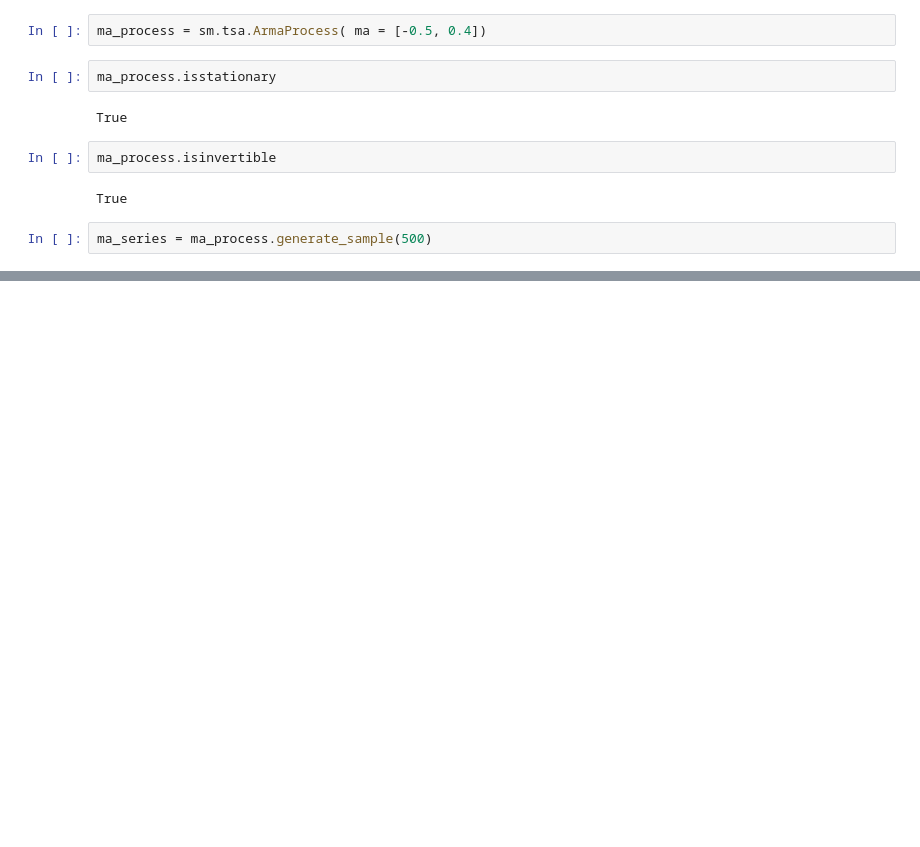
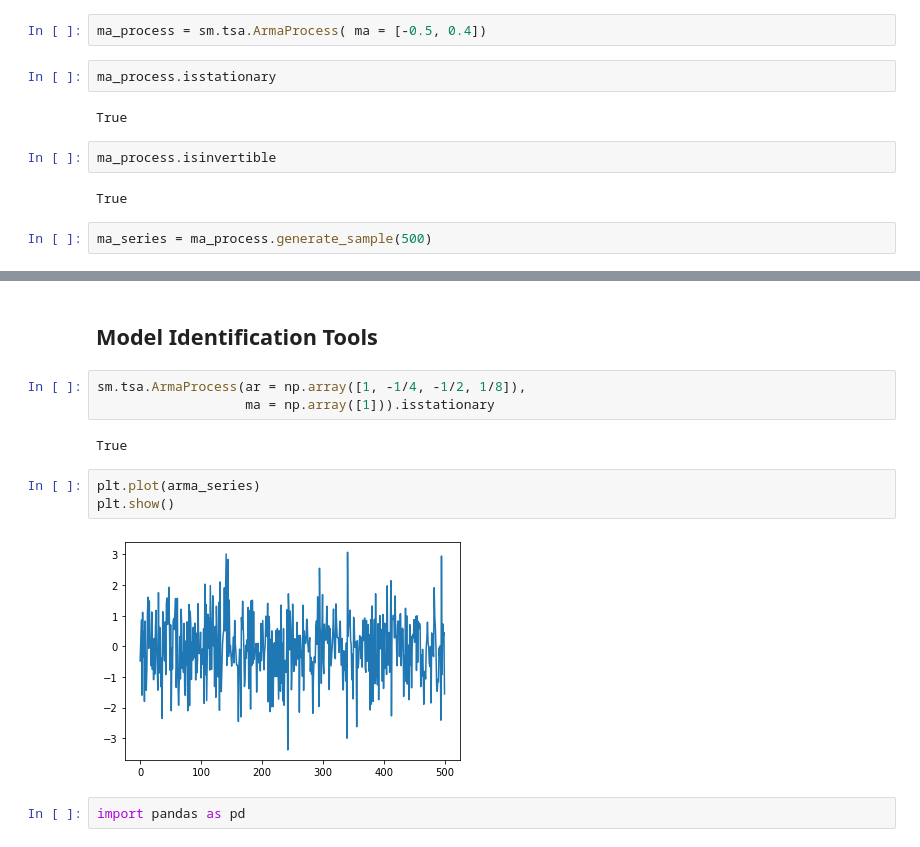
Before and after one commit to mlize/Time-Series-Study, a Jupyter notebook: fitting_time_series_in_the_time_domain.ipynb, the cells around one changed output, grey strips where cells are left out. Cells and saved outputs as stored; diff of their text form; blank space fills up the shorter version.

```diff
--- a/fitting_time_series_in_the_time_domain.ipynb
+++ b/fitting_time_series_in_the_time_domain.ipynb
@@ -660,0 +745,14 @@ Warnings:
+# %% [markdown]
+## Model Identification Tools
+# %%
+sm.tsa.ArmaProcess(ar = np.array([1, -1/4, -1/2, 1/8]),
+                   ma = np.array([1])).isstationary
+# %% [output]
+True
+# %%
+plt.plot(arma_series)
+plt.show()
+# %% [output]
+[figure, added]
+# %%
+import pandas as pd
```
Also changed, not shown: parts of 64 cells of this notebook, 1 other file.
